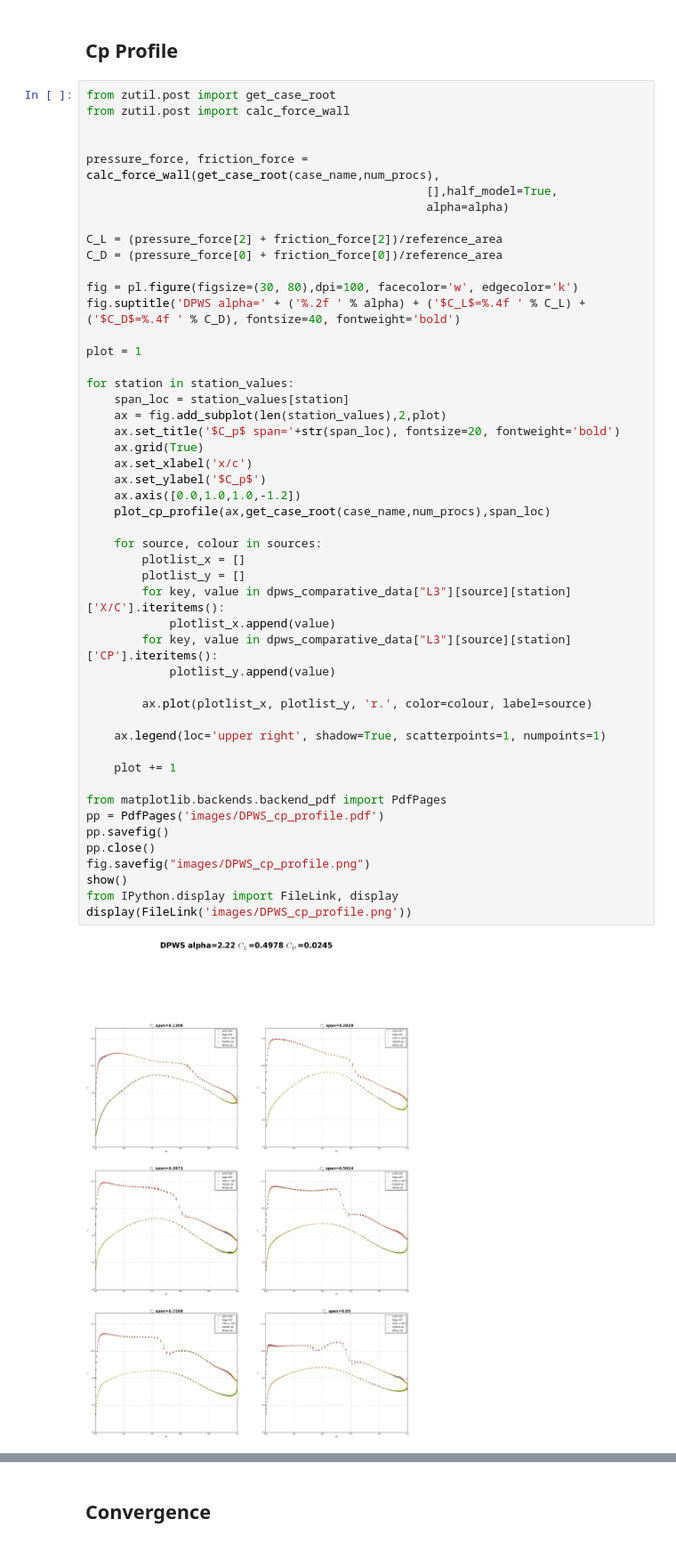
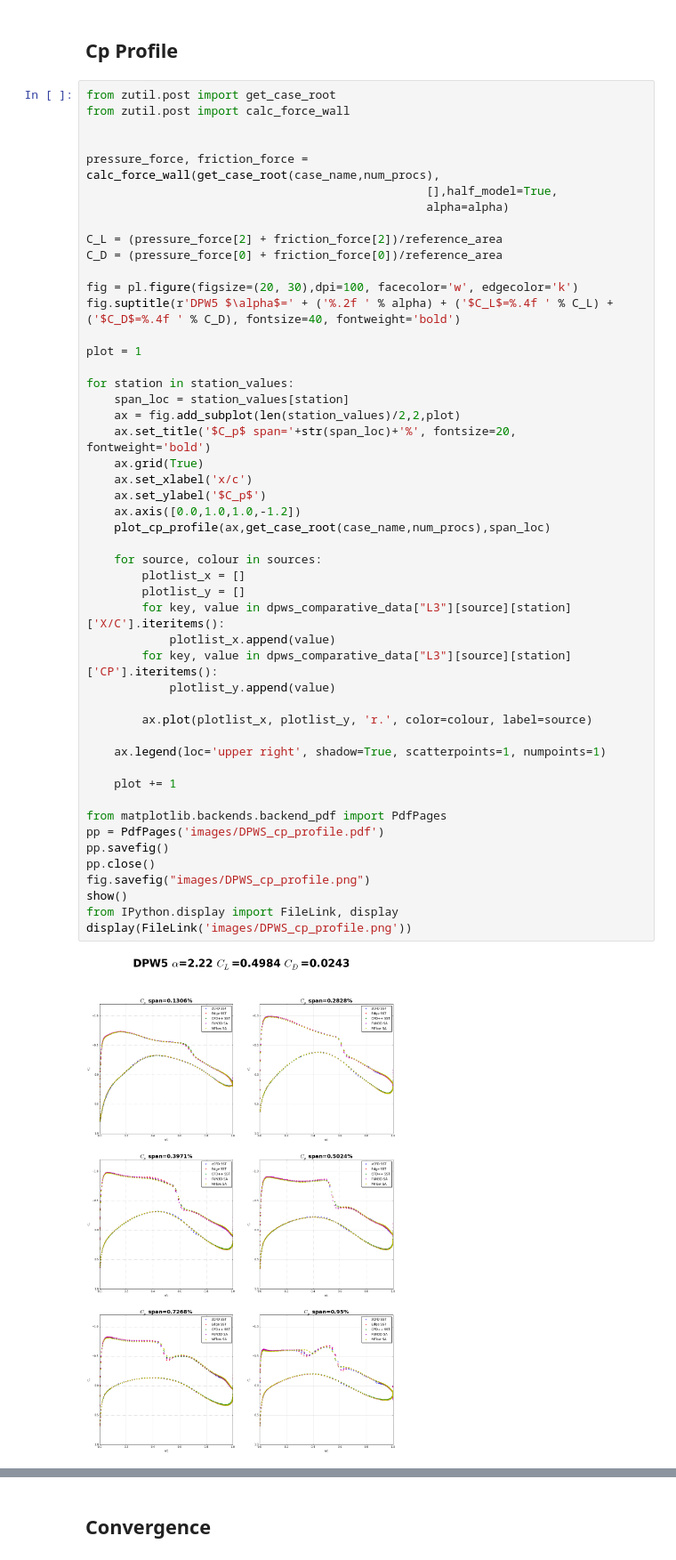
Before and after one commit to zCFD/zPost, a Jupyter notebook: ipynb/NASA_CRM/CRM.ipynb, the cells around one changed output, grey strips where cells are left out. Shown: that part at 89% size. Cells and saved outputs as stored; diff of their text form.

```diff
--- a/ipynb/NASA_CRM/CRM.ipynb
+++ b/ipynb/NASA_CRM/CRM.ipynb
@@ -158,45 +158,45 @@ pressure_force, friction_force = calc_force_wall(get_case_root(case_name,num_pro
 C_L = (pressure_force[2] + friction_force[2])/reference_area
 C_D = (pressure_force[0] + friction_force[0])/reference_area
 
-fig = pl.figure(figsize=(30, 80),dpi=100, facecolor='w', edgecolor='k')
-fig.suptitle('DPWS alpha=' + ('%.2f ' % alpha) + ('$C_L$=%.4f ' % C_L) + ('$C_D$=%.4f ' % C_D), fontsize=40, fontweight='bold')
+fig = pl.figure(figsize=(20, 30),dpi=100, facecolor='w', edgecolor='k')
+fig.suptitle(r'DPW5 $\alpha$=' + ('%.2f ' % alpha) + ('$C_L$=%.4f ' % C_L) + ('$C_D$=%.4f ' % C_D), fontsize=40, fontweight='bold')
 
 plot = 1
 
 for station in station_values:
     span_loc = station_values[station]
-    ax = fig.add_subplot(len(station_values),2,plot)
-    ax.set_title('$C_p$ span='+str(span_loc), fontsize=20, fontweight='bold')
+    ax = fig.add_subplot(len(station_values)/2,2,plot)
+    ax.set_title('$C_p$ span='+str(span_loc)+'%', fontsize=20, fontweight='bold')
     ax.grid(True)
     ax.set_xlabel('x/c')
     ax.set_ylabel('$C_p$')
     ax.axis([0.0,1.0,1.0,-1.2])
     plot_cp_profile(ax,get_case_root(case_name,num_procs),span_loc)
 
     for source, colour in sources:
         plotlist_x = []
         plotlist_y = []
         for key, value in dpws_comparative_data["L3"][source][station]['X/C'].iteritems():
             plotlist_x.append(value)
         for key, value in dpws_comparative_data["L3"][source][station]['CP'].iteritems():
             plotlist_y.append(value)
 
         ax.plot(plotlist_x, plotlist_y, 'r.', color=colour, label=source)
 
     ax.legend(loc='upper right', shadow=True, scatterpoints=1, numpoints=1)
 
     plot += 1
 
 from matplotlib.backends.backend_pdf import PdfPages
 pp = PdfPages('images/DPWS_cp_profile.pdf')
 pp.savefig()
 pp.close()
 fig.savefig("images/DPWS_cp_profile.png")
 show()
 from IPython.display import FileLink, display
 display(FileLink('images/DPWS_cp_profile.png'))
 # %% [output]
-[figure, old version]
+[figure, new version]
 /Users/jamil/Documents/zPost/ipynb/NASA_CRM/images/DPWS_cp_profile.png
 # %% [markdown]
 ## Convergence
```
Also changed, not shown: parts of 1 cell of this notebook, 12 other files.
